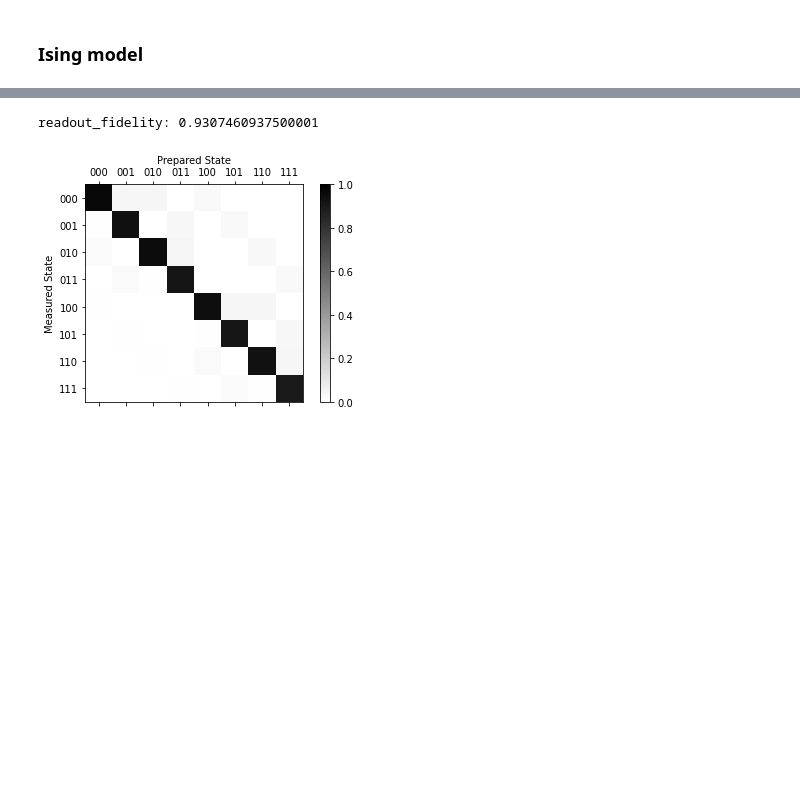
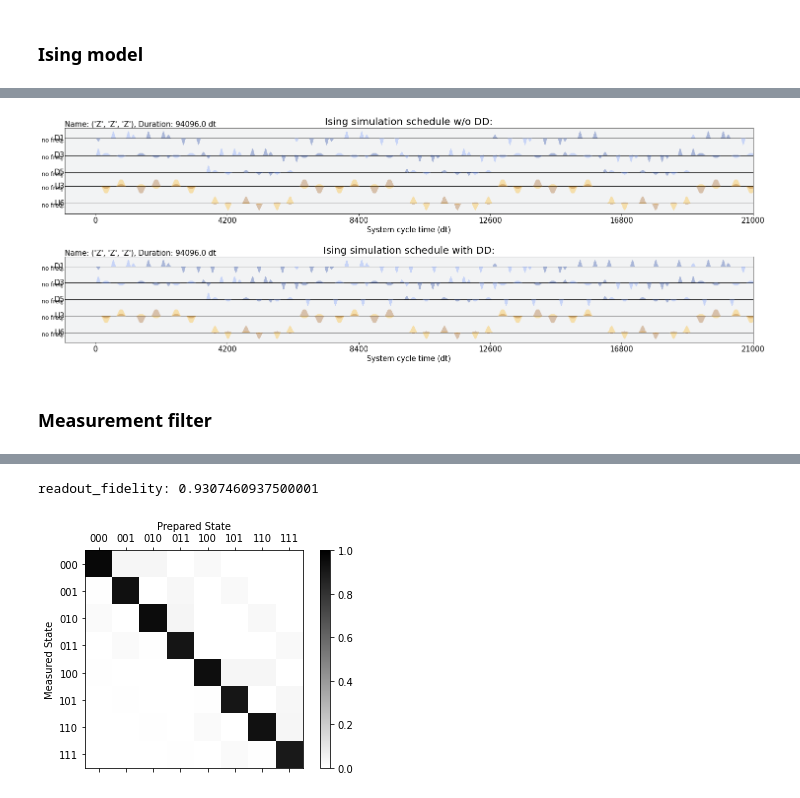
Before and after one commit to DanielKalicki/ibm_open_science_2021, a Jupyter notebook: FinalSubmission_3QubitIsingSimulation.ipynb, the cells around one changed output, grey strips where cells are left out. Saved outputs shown, nothing was run; the diff lists cells and outputs as text; code cells hidden in the pictures; blank space fills up the shorter version.

```diff
--- a/FinalSubmission_3QubitIsingSimulation.ipynb
+++ b/FinalSubmission_3QubitIsingSimulation.ipynb
@@ -930,60 +1043,103 @@ Requirement already satisfied: pillow>=6.2.0 in /opt/conda/lib/python3.8/site-pa
 Requirement already satisfied: six>=1.5 in /opt/conda/lib/python3.8/site-packages (from python-dateutil>=2.7->matplotlib>=2.1->qctrl-visualizer) (1.16.0)
 # %%
+# Import DD sequences.
 from qctrlopencontrols import (new_carr_purcell_sequence,
                                new_uhrig_sequence,
                                new_walsh_sequence
                               )
+
+# Core function takes schedules as an input and returns the schedules with added DD sequences.
 def add_dd(schedules, pattern="Walsh_Paley5"):
+
+    # Create the new schedules array.
     new_schedules = []
     pbar = tqdm(total=len(schedules))
+
+    # Iterate through the input schedules.
     for schedule in schedules:
         time_slots_for_dd = []
-        # instructions = list(schedule.instructions)
         instructions = schedule.instructions
+
+        # Iterate through the instruction in the schedule.
         for idx, inst in enumerate(instructions):
+
+            # If the instruction is on the DriveChannel
             if isinstance(inst[1].channel, pulse.channels.DriveChannel):
+
+                # store its DriveChannel index (qubit on which the instruction acts).
                 chn = inst[1].channels[0].index
+
+                # Iterate through the next instruction to find the next instruction acting on the same DriveChannel index (qubit).
                 for idx_, inst_ in enumerate(instructions[idx+1:]):
                     if isinstance(inst_[1].channel, pulse.channels.DriveChannel):
+
+                        # If the channels are equal that means we found the instruction for qubit X and the next instruction on the same qubit.
                         chn_ = inst_[1].channels[0].index
                         if chn == chn_:
+
+                            # Now we can find the delay between instructions on this qubit.
                             time_delta = inst_[0] - (inst[0] + inst[1].duration)
+
+                            # If the time is greater than our threshold (here hardcoded to 2000) store the time information to add DD sequences in the next steps
                             if time_delta > 2000:
                                 time_slots_for_dd.append({'start_time': inst[0] + inst[1].duration, 'duration': time_delta, 'channel': chn})
+
+                            # Break the loop looking for the second instruction.
                             break
 
-        # print(time_slots_for_dd)
+        # After the iteration through instruction is finished we have the time_slots_for_dd array with time slices on which we can apply DD.
+        new_sched = Schedule.initialize_from(schedule)
 
-        new_sched = Schedule.initialize_from(schedule)
+        # Create our new schedule based on the initial one.
         for time, inst in schedule.children:
+
+            # Insert all instructions for the initial schedule to our new one to have the schedule duplicated.
             new_sched.insert(time, inst, inplace=True)
+
+        # For every time slot with a delay.
         for dd_slot in time_slots_for_dd:
-            # dd_ = defaults.instruction_schedule_map.get('x', dd_slot['channel'])
+
+            # dd_ will be our Xpi pulse schedule from the global instruction map.
             dd_ = inst_map_cal.get('x', dd_slot['channel'])
 
+            # Get the DD parameters from the qctrl-open-controls package.
             dds = None
             if pattern == "Walsh_Paley5":
                 dds = new_walsh_sequence(duration=dd_slot['duration'], paley_order = 5.,name='Walsh DDS')
             elif pattern == "CP_n2":
                 dds = new_carr_purcell_sequence(duration=dd_slot['duration'], offset_count = 2.,name='Carr-Purcell DDS')
             elif pattern == "CP_n4":
                 dds = new_carr_purcell_sequence(duration=dd_slot['duration'], offset_count = 4.,name='Carr-Purcell DDS')
             elif pattern == "CP_n6":
                 dds = new_carr_purcell_sequence(duration=dd_slot['duration'], offset_count = 6.,name='Carr-Purcell DDS')
             elif pattern == "Uhrig_n4":
                 dds = new_uhrig_sequence(duration=dd_slot['duration'], offset_count = 4.,name='Uhrig DDS')
             elif pattern == "Uhrig_n6":
                 dds = new_uhrig_sequence(duration=dd_slot['duration'], offset_count = 6.,name='Uhrig DDS')
 
+            # We are interested only in the pulse positions (dds.offsets array).
             for offset in dds.offsets:
+
+                # For every offset time we append our Xpi pulse schedule.
                 new_sched.insert(int(dd_slot['start_time'] + offset - dd_.duration/2), dd_, inplace=True)
+
         new_schedules.append(new_sched)
         pbar.update(1)
     pbar.close()
+
+    # Return the updated schedule.
     return new_schedules
 
-# new_sched = add_dd([schedule_qc[-1]])[0]
-# didx = 5
-# new_sched.draw(time_range=[time_slots_for_dd[didx]['start_time']-500, time_slots_for_dd[didx]['start_time']+time_slots_for_dd[didx]['duration']+500])
-# timeline_drawer(new_sched)
-# new_sched = add_dd(_schedule)
+fig, axs = plt.subplots(2, figsize=(25, 8))
+fig.subplots_adjust(hspace=0.5)
+axs[0].set_title("Ising simulation schedule w/o DD:", fontsize=20)
+qpt_qcs, inst_map_ = ising_sim(11, np.pi, 0, 'rzx')
+schedule_qc = schedule(qpt_qcs[-1], backend, inst_map=inst_map_, method='alap')
+schedule_qc.draw(time_range=[0,20000], show_waveform_info=False, show_framechange=False, axis=axs[0])
+
+# add DD patterns
+schedule_qc = add_dd([schedule_qc], pattern='CP_n4')[0]
+axs[1].set_title("Ising simulation schedule with DD:", fontsize=20)
+schedule_qc.draw(time_range=[0,20000], show_waveform_info=False, show_framechange=False, axis=axs[1])
+# %% [output]
+[figure, added]
@@ -1000 +1146,3 @@ discriminators=None
+# %% [markdown]
+### Measurement filter
 # %%
```
Also changed, not shown: parts of 78 cells of this notebook.
